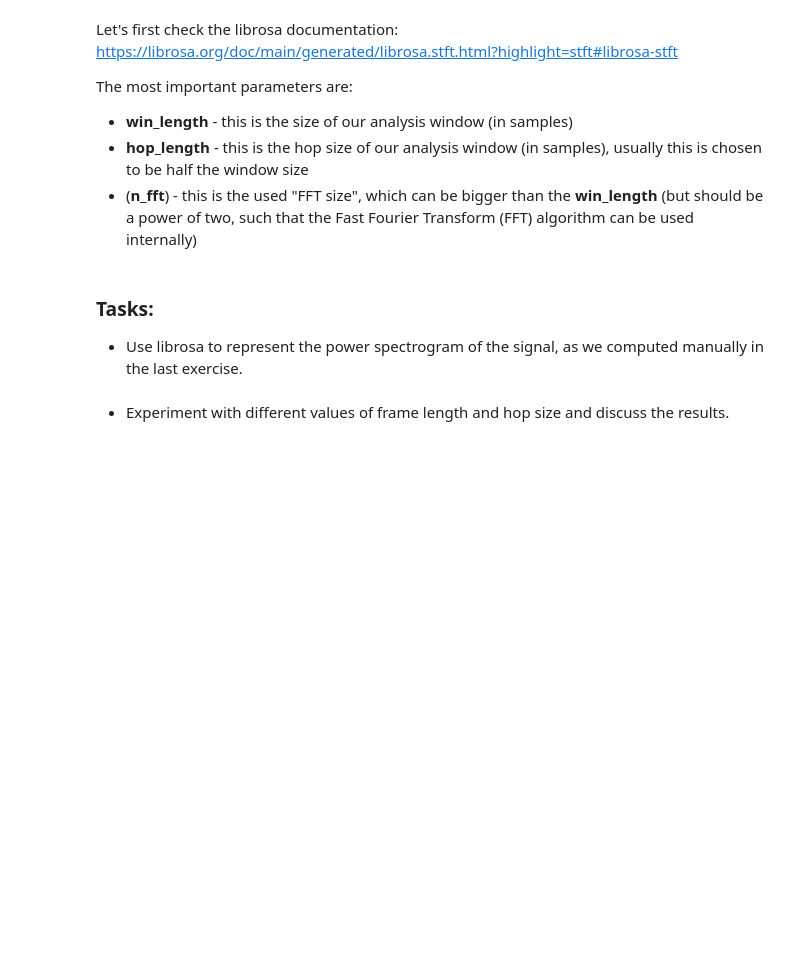
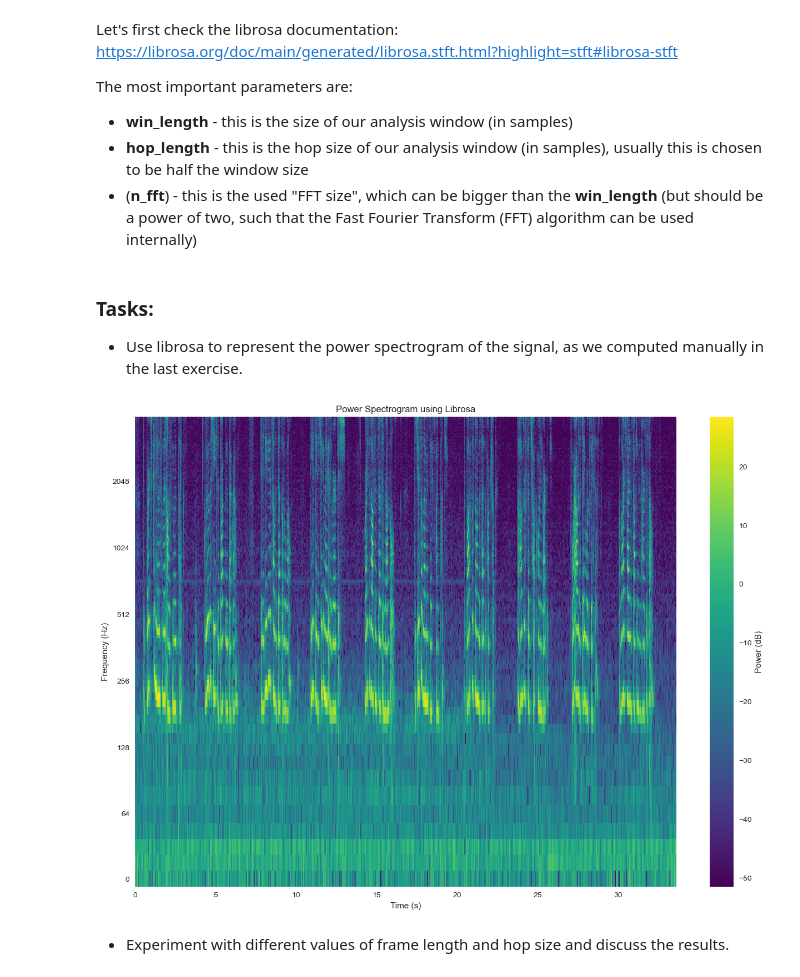
Before and after one commit to Carmenfranci/Selected, a Jupyter notebook: Lab_1_students.ipynb, the cells around one changed output. Drawn from its saved outputs; the diff is of its cells as text; code cells hidden in the pictures; blank space fills up the shorter version.

```diff
--- a/Lab_1_students.ipynb
+++ b/Lab_1_students.ipynb
@@ -699,3 +685,37 @@ The most important parameters are:
+# %%
+# Add your code here!
+# X = librosa.stft(...
+# X_pow_db = librosa.power_to_db(np.abs(X)**2)
+
+# w, h = plt.figaspect(0.7);
+# plt.figure(figsize=(w*2,h*2));
+# librosa.display.specshow(...
+
+
+
+
+# Load audio file
+file_path = "sample_data/OSR_us_000_0010_8k.wav"
+signal, sample_rate = librosa.load(file_path, sr=None)  # Keep original sample rate
+
+# Compute STFT
+X = librosa.stft(signal, n_fft=512, hop_length=256, win_length=512, window='hamming')
+
+# Convert power spectrogram to dB scale
+X_pow_db = librosa.power_to_db(np.abs(X)**2)
+
+# Plot spectrogram
+w, h = plt.figaspect(0.7)  # Define aspect ratio
+plt.figure(figsize=(w*2, h*2))
+
+librosa.display.specshow(X_pow_db, sr=sample_rate, hop_length=256, x_axis="time", y_axis="log", cmap="viridis")
+plt.colorbar(label="Power (dB)")
+plt.title("Power Spectrogram using Librosa")
+plt.xlabel("Time (s)")
+plt.ylabel("Frequency (Hz)")
+plt.show()
+# %% [output]
+[figure, added]
 # %% [markdown]
 * Experiment with different values of frame length and hop size and discuss the results.
 # %%
```
Also changed, not shown: parts of 9 cells of this notebook.
